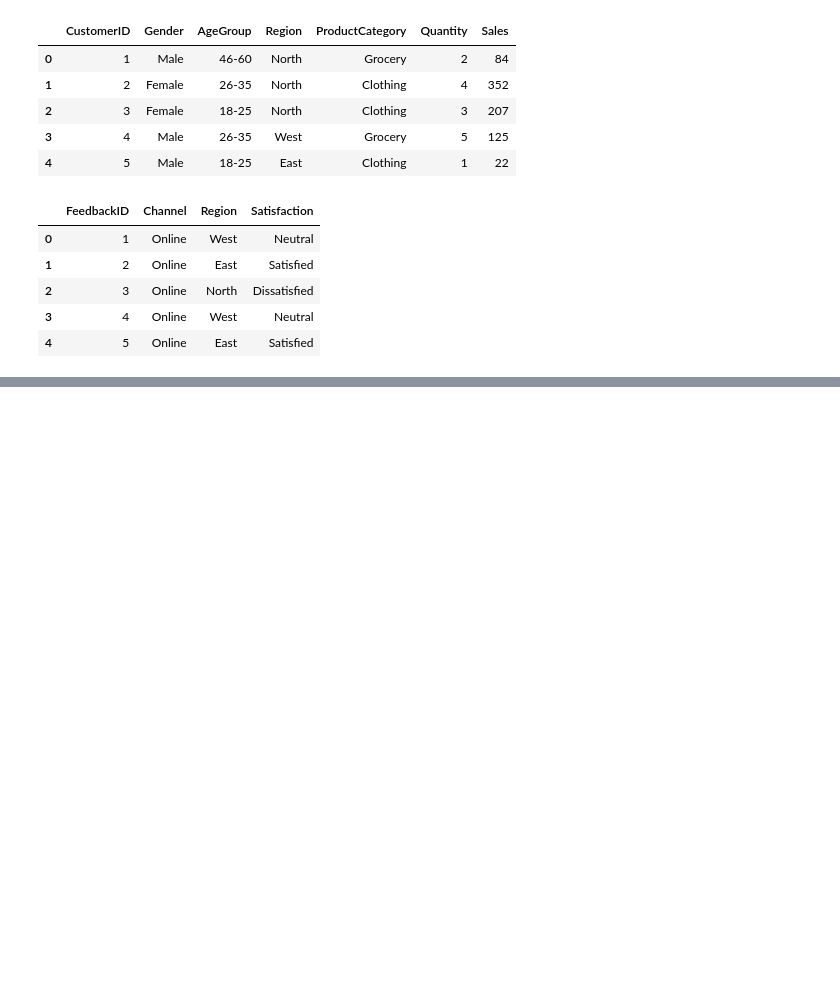
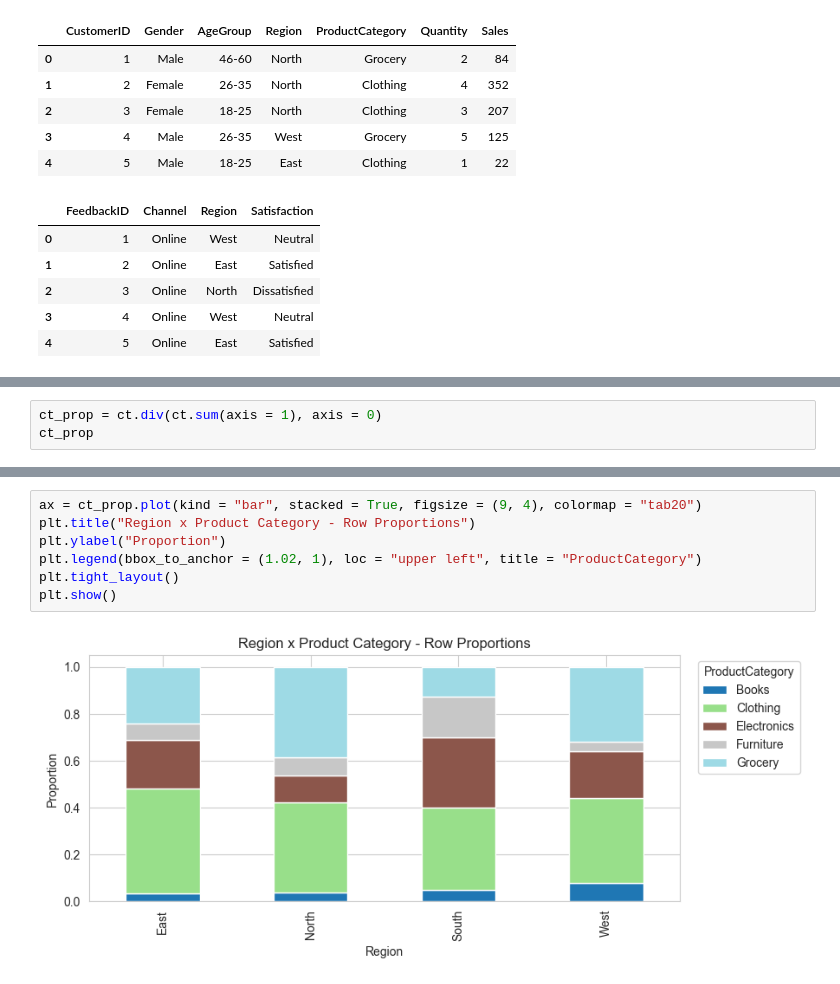
Before and after one commit to BrandonC2/CECS-450, a Jupyter notebook: notebooks/Session7/Session7.ipynb, the cells around one changed output, grey strips where cells are left out. Saved outputs shown, nothing was run; the diff lists cells and outputs as text; blank space fills up the shorter version.

```diff
--- a/notebooks/Session7/Session7.ipynb
+++ b/notebooks/Session7/Session7.ipynb
@@ -32,0 +93,3 @@ display(feedback.head())
+# %%
+ct_prop = ct.div(ct.sum(axis = 1), axis = 0)
+ct_prop
@@ -32,0 +103,9 @@ display(feedback.head())
+# %%
+ax = ct_prop.plot(kind = "bar", stacked = True, figsize = (9, 4), colormap = "tab20")
+plt.title("Region x Product Category - Row Proportions")
+plt.ylabel("Proportion")
+plt.legend(bbox_to_anchor = (1.02, 1), loc = "upper left", title = "ProductCategory")
+plt.tight_layout()
+plt.show()
+# %% [output]
+[figure, added]
```
Also changed, not shown: parts of 17 cells of this notebook.
